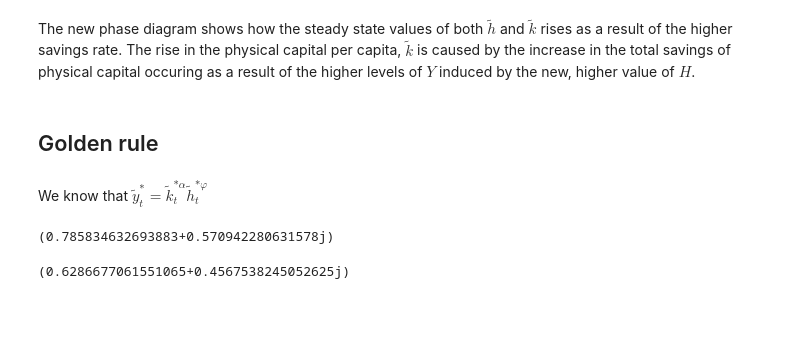
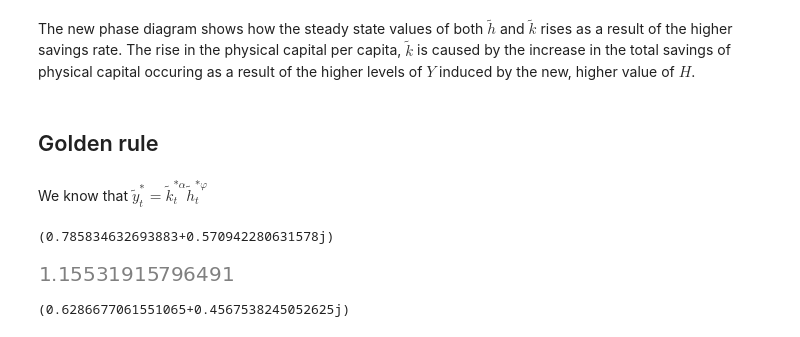
Before and after one commit to NumEconCopenhagen/projects-2023-mc, a Jupyter notebook: modelproject/modelproject.ipynb, the cells around one changed output. Drawn from its saved outputs; the diff is of its cells as text; code cells hidden in the pictures; blank space fills up the shorter version.

```diff
--- a/modelproject/modelproject.ipynb
+++ b/modelproject/modelproject.ipynb
@@ -255,6 +253,10 @@ def y_ss(s,g,n,alpha,kappa,delta,beta):
 print(y_ss(s,g,n,alpha,kappa,delta,beta))
 # %% [output]
 (0.785834632693883+0.570942280631578j)
+# %%
+2.378 ** alpha
+# %% [output]
+[figure, added]
 # %%
 y = 0.785834632693883
 # %%
```
Also changed, not shown: parts of 13 cells of this notebook.
